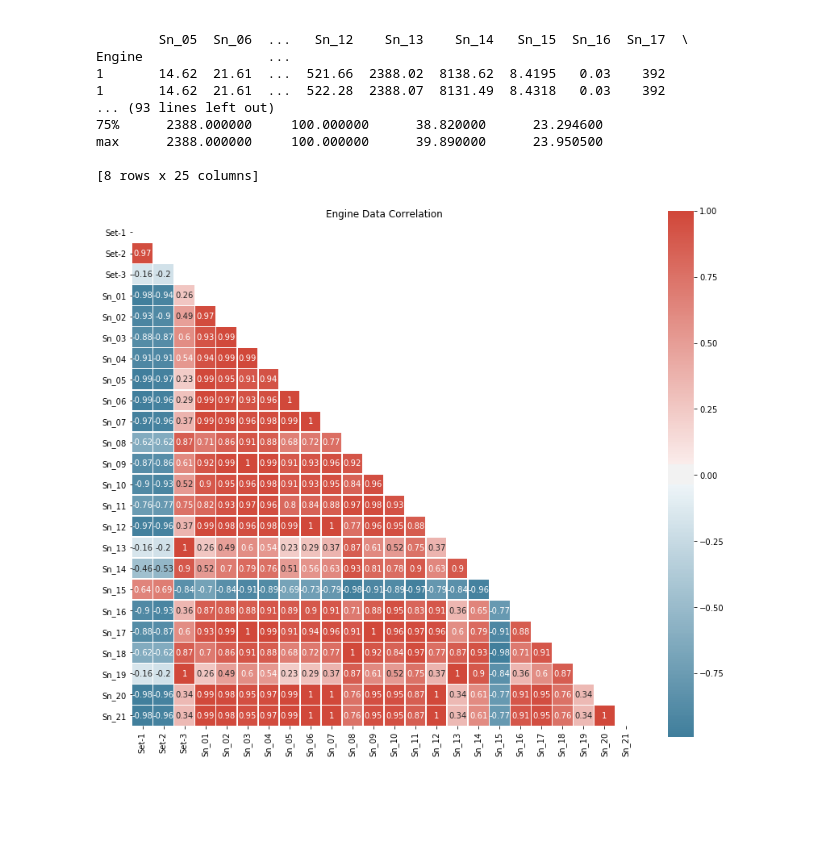
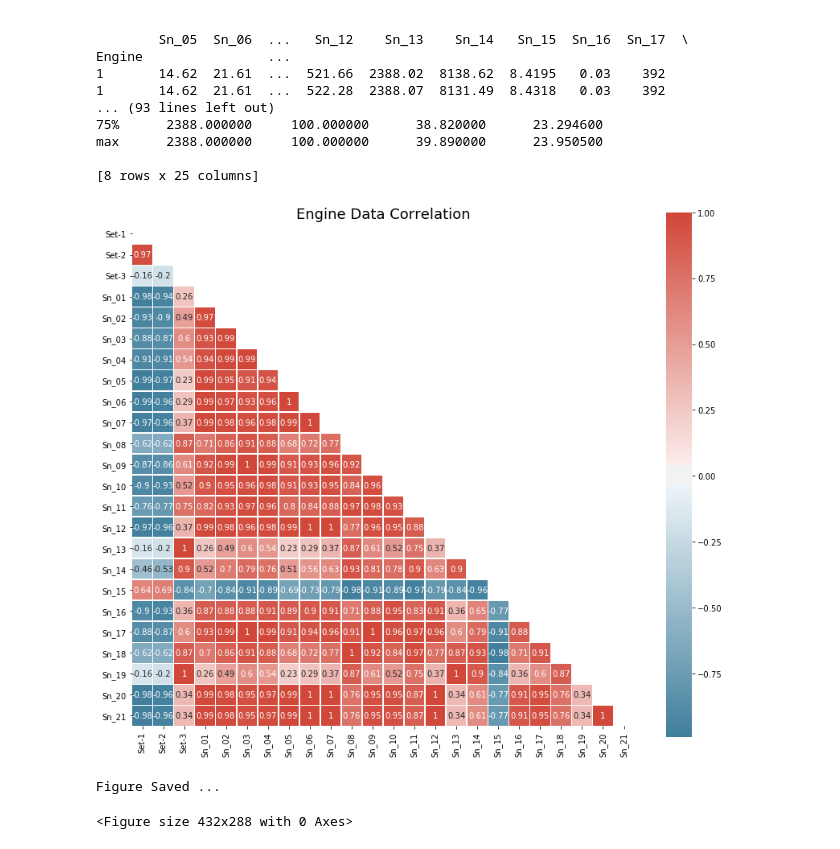
Before and after one commit to CloudforestTechnologies/nasa-turbofan-failure-prediction, a Jupyter notebook: Notebooks/1.0-pm-nasa-turbofan-data-eda.ipynb, the cells around one changed output. Saved outputs shown, nothing was run; the diff lists cells and outputs as text; code cells hidden in the pictures; blank space fills up the shorter version.

```diff
--- a/Notebooks/1.0-pm-nasa-turbofan-data-eda.ipynb
+++ b/Notebooks/1.0-pm-nasa-turbofan-data-eda.ipynb
@@ -20,3 +21,3 @@ from Source.Features import ntfp_dataset_preprocessing as preprocessing
 # %%
 # Constants
-SAVE_FIGS = False
+SAVE_FIGS = True
@@ -76,26 +74,32 @@ sensor_corr = corr_df.corr()
 # %%
 # Visualise Dataset Correlations
 
 plt.figure(figsize = (14, 12))
 
 # Create symmetry mask
 mask = np.zeros_like(sensor_corr)
 mask[np.triu_indices_from(sensor_corr)] = True
 
 # Create diverging colour map
 cmap = sns.diverging_palette(230, 15, n = 10, as_cmap = True)
 
 # Create heatmap figure
 corr_fig = sns.heatmap(sensor_corr, mask = mask, cmap = cmap, square = True, annot = True, linewidths = 0.5)
 
-plt.title('Engine Data Correlation')
+plt.title('Engine Data Correlation', fontsize = figs_helper.TITLE_FONTSIZE)
 
 plt.show()
 
 # Save the plot.
-fig_name = r'\engine_data_correlation.png'
+if SAVE_FIGS == True:
+    name = 'Engine_Data_Correlations'
+    save_string = figs_helper.generate_fig_save_string(name)
+    plt.savefig(save_string, format = figs_helper.SAVE_FORMAT, dpi = figs_helper.SAVE_DPI)
+    print("Figure Saved ...")
 # %% [output]
-[figure, old version]
+[figure, new version]
+Figure Saved ...
+<Figure size 432x288 with 0 Axes>
 # %%
 # Reduce highly-correlated sensors
 correlation_threshold = 0.95
```
Also changed, not shown: parts of 2 cells of this notebook, 2 other files.
